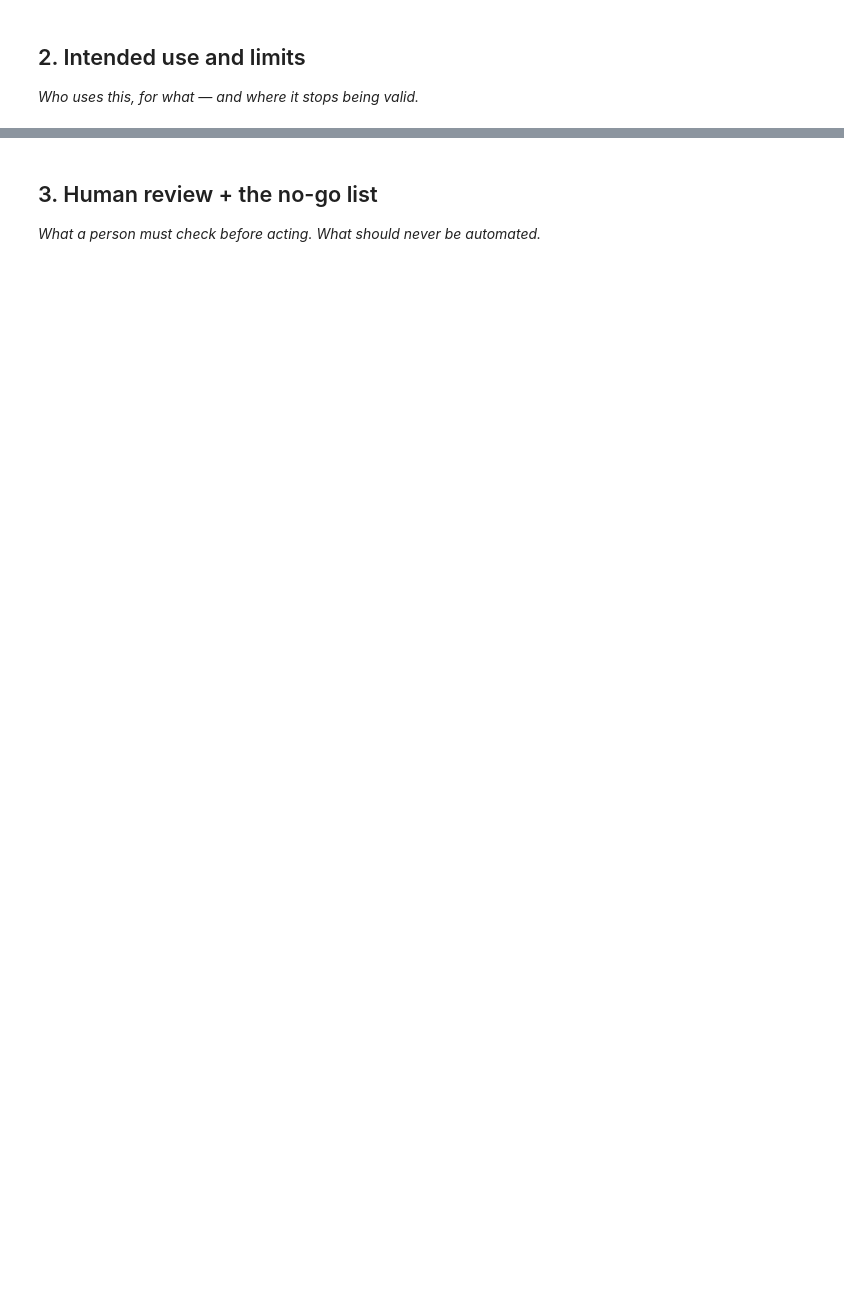
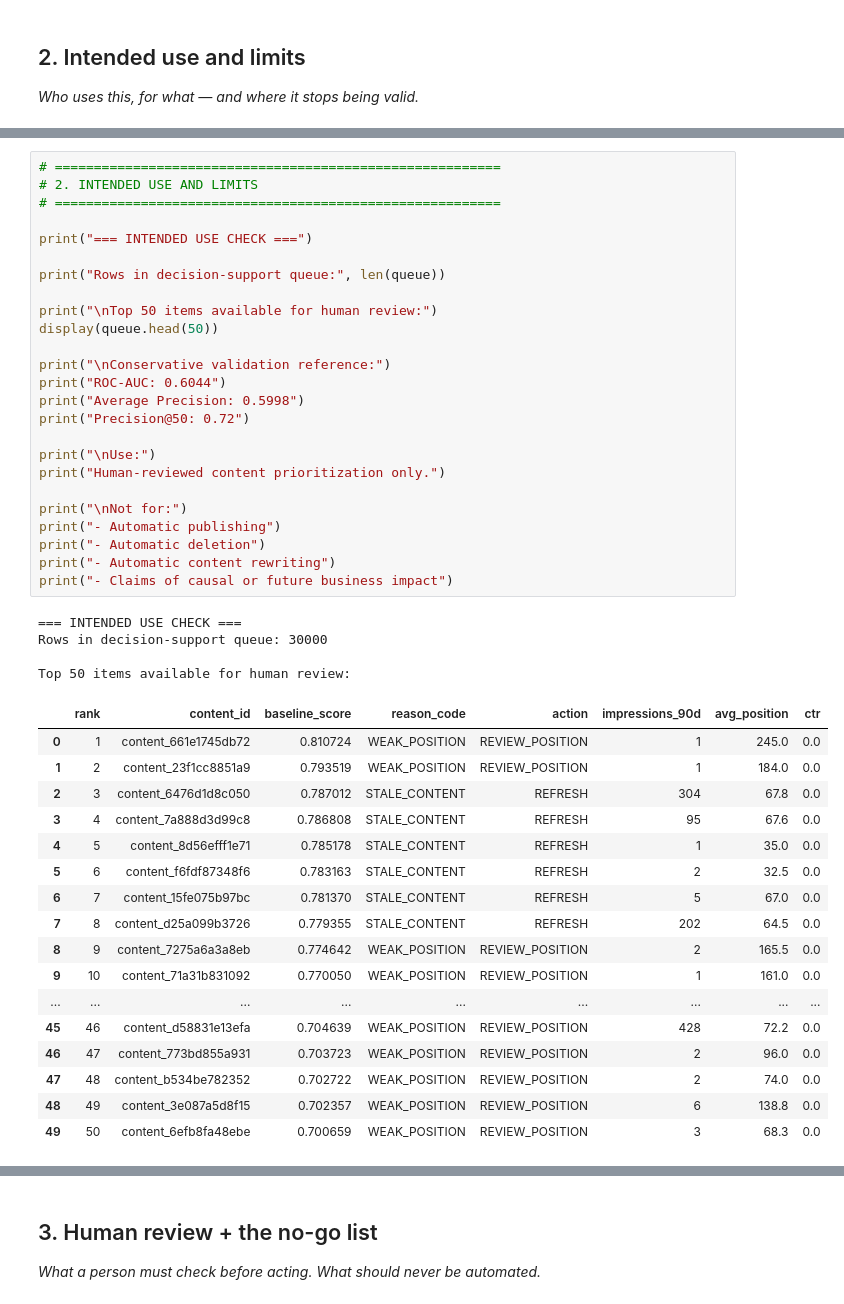
Before and after one commit to vinukondablessena/flyrank-ml-internship, a Jupyter notebook: work/notebooks/w07_action_playbook.ipynb, the cells around one changed output, grey strips where cells are left out. Cells and saved outputs as stored; diff of their text form; blank space fills up the shorter version.

```diff
--- a/work/notebooks/w07_action_playbook.ipynb
+++ b/work/notebooks/w07_action_playbook.ipynb
@@ -22,0 +289,47 @@ This skeleton is yours to fill. Work the sections **in order** — each one has
+# %%
+# =========================================================
+# 2. INTENDED USE AND LIMITS
+# =========================================================
+
+print("=== INTENDED USE CHECK ===")
+
+print("Rows in decision-support queue:", len(queue))
+
+print("\nTop 50 items available for human review:")
+display(queue.head(50))
+
+print("\nConservative validation reference:")
+print("ROC-AUC: 0.6044")
+print("Average Precision: 0.5998")
+print("Precision@50: 0.72")
+
+print("\nUse:")
+print("Human-reviewed content prioritization only.")
+
+print("\nNot for:")
+print("- Automatic publishing")
+print("- Automatic deletion")
+print("- Automatic content rewriting")
+print("- Claims of causal or future business impact")
+# %% [output]
+=== INTENDED USE CHECK ===
+Rows in decision-support queue: 30000
+
+Top 50 items available for human review:
+|  | rank | content_id | baseline_score | reason_code | action | impressions_90d | avg_position | ctr |
+| 0 | 1 | content_661e1745db72 | 0.810724 | WEAK_POSITION | REVIEW_POSITION | 1 | 245.0 | 0.0 |
+| 1 | 2 | content_23f1cc8851a9 | 0.793519 | WEAK_POSITION | REVIEW_POSITION | 1 | 184.0 | 0.0 |
+| 2 | 3 | content_6476d1d8c050 | 0.787012 | STALE_CONTENT | REFRESH | 304 | 67.8 | 0.0 |
+| 3 | 4 | content_7a888d3d99c8 | 0.786808 | STALE_CONTENT | REFRESH | 95 | 67.6 | 0.0 |
+| 4 | 5 | content_8d56efff1e71 | 0.785178 | STALE_CONTENT | REFRESH | 1 | 35.0 | 0.0 |
+| 5 | 6 | content_f6fdf87348f6 | 0.783163 | STALE_CONTENT | REFRESH | 2 | 32.5 | 0.0 |
+| 6 | 7 | content_15fe075b97bc | 0.781370 | STALE_CONTENT | REFRESH | 5 | 67.0 | 0.0 |
+| 7 | 8 | content_d25a099b3726 | 0.779355 | STALE_CONTENT | REFRESH | 202 | 64.5 | 0.0 |
+| 8 | 9 | content_7275a6a3a8eb | 0.774642 | WEAK_POSITION | REVIEW_POSITION | 2 | 165.5 | 0.0 |
+| 9 | 10 | content_71a31b831092 | 0.770050 | WEAK_POSITION | REVIEW_POSITION | 1 | 161.0 | 0.0 |
+| ... | ... | ... | ... | ... | ... | ... | ... | ... |
+| 45 | 46 | content_d58831e13efa | 0.704639 | WEAK_POSITION | REVIEW_POSITION | 428 | 72.2 | 0.0 |
+| 46 | 47 | content_773bd855a931 | 0.703723 | WEAK_POSITION | REVIEW_POSITION | 2 | 96.0 | 0.0 |
+| 47 | 48 | content_b534be782352 | 0.702722 | WEAK_POSITION | REVIEW_POSITION | 2 | 74.0 | 0.0 |
+| 48 | 49 | content_3e087a5d8f15 | 0.702357 | WEAK_POSITION | REVIEW_POSITION | 6 | 138.8 | 0.0 |
+| 49 | 50 | content_6efb8fa48ebe | 0.700659 | WEAK_POSITION | REVIEW_POSITION | 3 | 68.3 | 0.0 |
```
Also changed, not shown: parts of 20 cells of this notebook.
